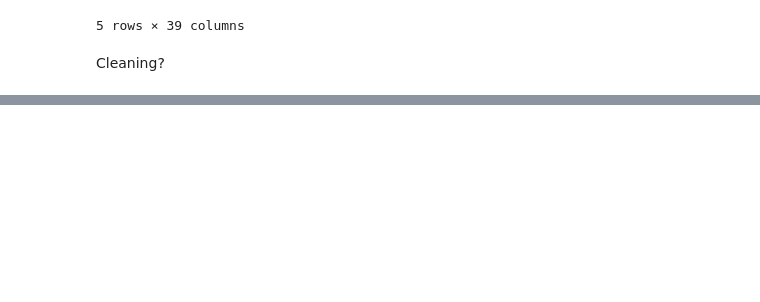
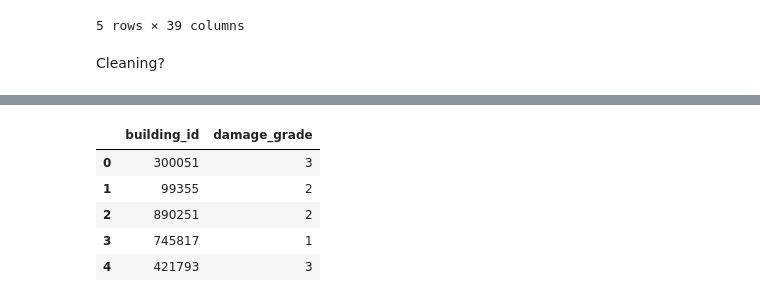
Before and after one commit to twhipple/Modeling_Earthquake_Damage, a Jupyter notebook: Modeling_Earthquake_Damage.ipynb, the cells around one changed output, grey strips where cells are left out. Drawn from its saved outputs; the diff is of its cells as text; code cells hidden in the pictures; blank space fills up the shorter version.

Commit message:
Base model and submission

```diff
--- a/Modeling_Earthquake_Damage.ipynb
+++ b/Modeling_Earthquake_Damage.ipynb
@@ -617,3 +502,10 @@ forest_output.to_csv('whipple_titanic_forest_submission2.csv', index=False)
 # %%
-forest_attempt = pd.read_csv('./whipple_titanic_forest_submission.csv')
-forest_attempt.head()
+submission_attempt_1 = pd.read_csv('./whipple_earthquake_forest_submission1.csv')
+submission_attempt_1.head()
+# %% [output]
+|  | building_id | damage_grade |
+| 0 | 300051 | 3 |
+| 1 | 99355 | 2 |
+| 2 | 890251 | 2 |
+| 3 | 745817 | 1 |
+| 4 | 421793 | 3 |
```
Also changed, not shown: parts of 43 cells of this notebook, 2 other files.
